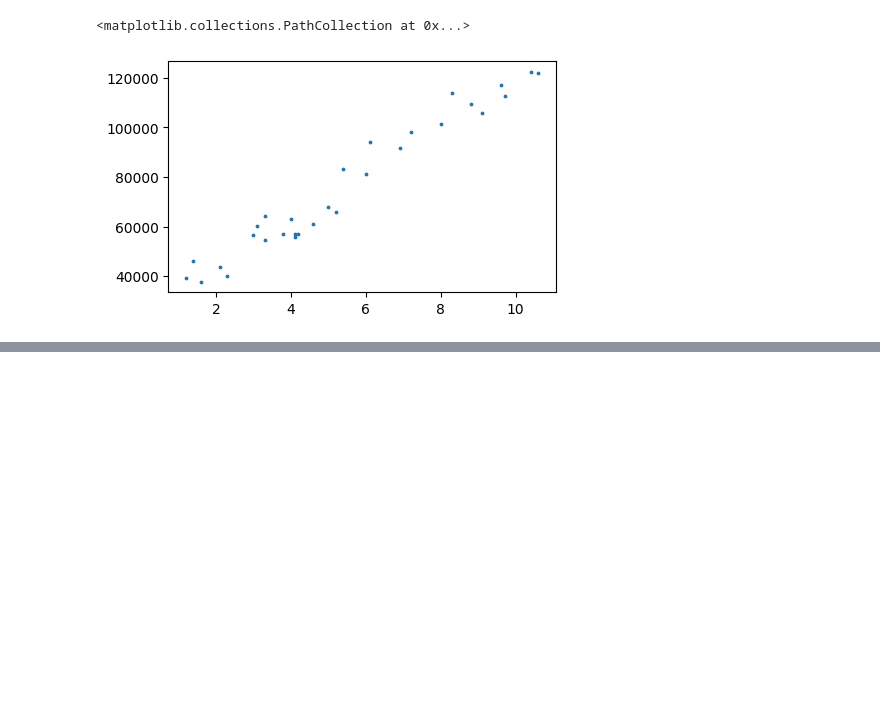
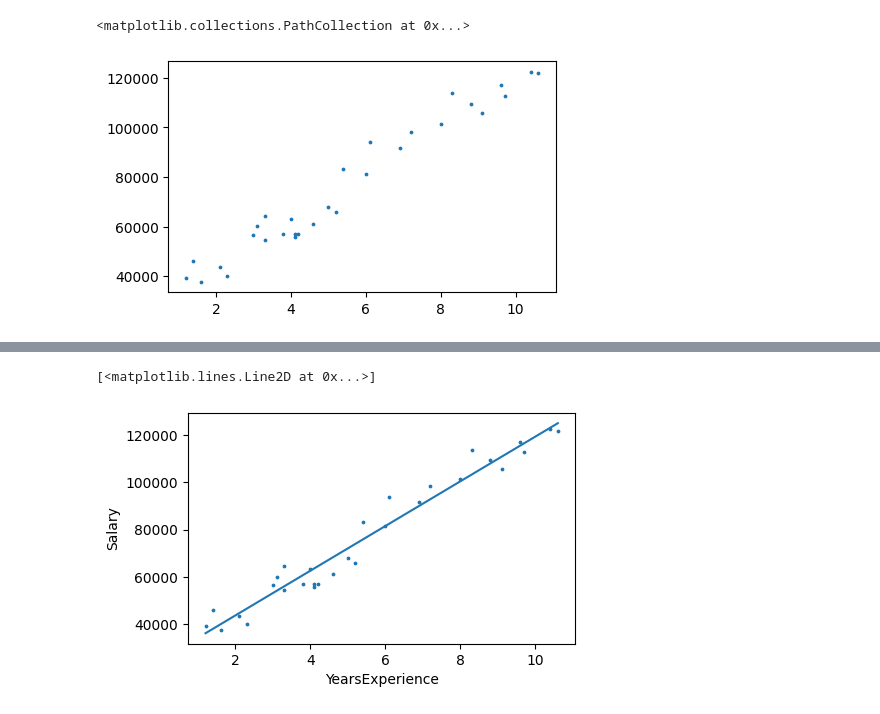
Before and after one commit to R4F4I/semester-3-FAST-K240009, a Jupyter notebook: PAI/final_prep/theory-final.ipynb, the cells around one changed output, grey strips where cells are left out. Drawn from its saved outputs; the diff is of its cells as text; code cells hidden in the pictures; blank space fills up the shorter version.

```diff
--- a/PAI/final_prep/theory-final.ipynb
+++ b/PAI/final_prep/theory-final.ipynb
@@ -304,0 +455,33 @@ $$
+# %%
+# reshape converts an arr to matrix
+# for reshape(-1,1)
+## -1 means n amount of rows, and
+##  1 column
+
+orig_X = np.array(D['YearsExperience']).reshape(-1,1)
+y = np.array(D['Salary'])
+
+# ------------------------
+# convert X mxn to X mxn+1
+X = np.c_[np.ones((len(orig_X),1)),orig_X]
+# print(X)
+
+
+# ------------------------
+# perform OLS
+w = (np.linalg.inv(X.T@X))@X.T@y
+y_p = X@w
+# ------------------------
+
+
+# plot data
+# ------------------------
+plt.figure(figsize=(5,3))
+plt.xlabel("YearsExperience")
+plt.ylabel("Salary")
+
+plt.scatter(orig_X,y,s=3)
+plt.plot(X[:,1],y_p)
+# %% [output]
+[<matplotlib.lines.Line2D at 0x...>]
+[figure, added]
```
Also changed, not shown: parts of 16 cells of this notebook, 1 other file.
